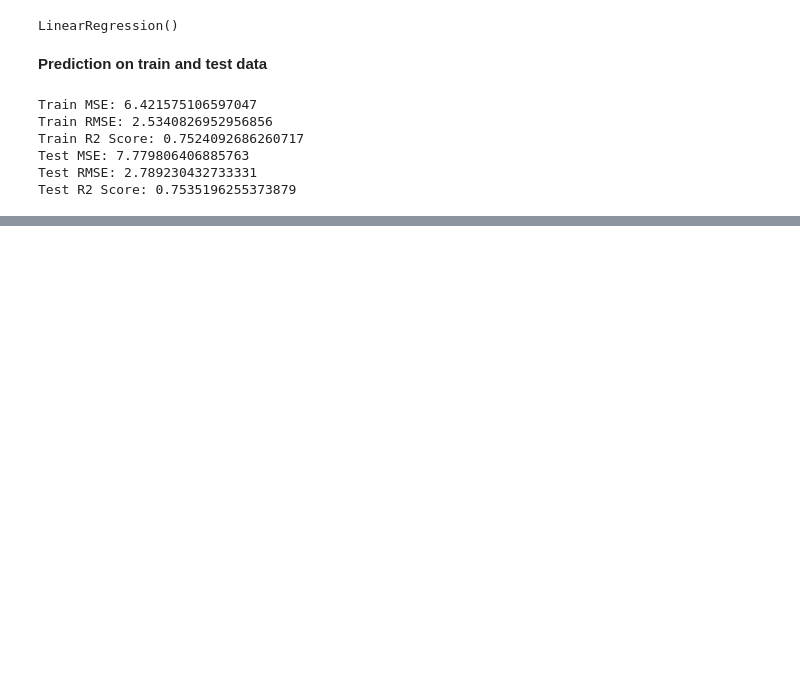
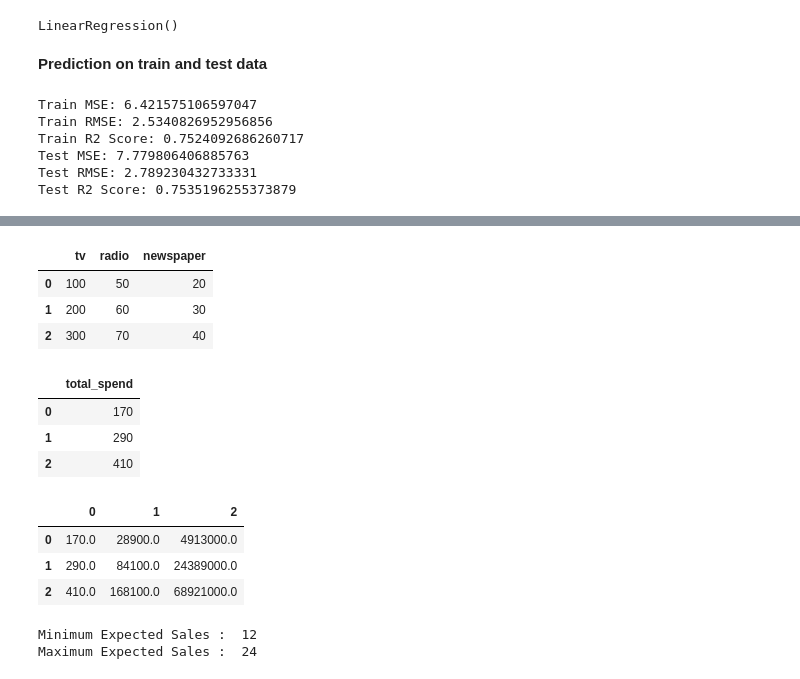
Before and after one commit to NRMT-MAIN/AI-ML-Learning, a Jupyter notebook: 4.ML/1.Simple-Linear-Regression.ipynb, the cells around one changed output, grey strips where cells are left out. Drawn from its saved outputs; the diff is of its cells as text; code cells hidden in the pictures; blank space fills up the shorter version.

```diff
--- a/4.ML/1.Simple-Linear-Regression.ipynb
+++ b/4.ML/1.Simple-Linear-Regression.ipynb
@@ -304,0 +695,9 @@ If we get problem we will move to Non Linear One
+# %%
+# Future Data
+df = pd.DataFrame({"tv": [100, 200, 300], "radio": [50, 60, 70], "newspaper": [20, 30, 40]})
+df
+# %% [output]
+|  | tv | radio | newspaper |
+| 0 | 100 | 50 | 20 |
+| 1 | 200 | 60 | 30 |
+| 2 | 300 | 70 | 40 |
@@ -304,0 +707,8 @@ If we get problem we will move to Non Linear One
+# %%
+df = df.drop(columns=["tv", "radio", "newspaper"])
+df
+# %% [output]
+|  | total_spend |
+| 0 | 170 |
+| 1 | 290 |
+| 2 | 410 |
@@ -304,0 +721,18 @@ If we get problem we will move to Non Linear One
+# %%
+X
+# %% [output]
+|  | 0 | 1 | 2 |
+| 0 | 170.0 | 28900.0 | 4913000.0 |
+| 1 | 290.0 | 84100.0 | 24389000.0 |
+| 2 | 410.0 | 168100.0 | 68921000.0 |
+# %%
+# Predicting future sales using the trained model
+from joblib import load
+given_model = load('linear_regression_model.joblib')
+
+predicted_sales = given_model.predict(df)
+print("Minimum Expected Sales : " , round(predicted_sales.min()))
+print("Maximum Expected Sales : " , round(predicted_sales.max()))
+# %% [output]
+Minimum Expected Sales :  12
+Maximum Expected Sales :  24
```
Also changed, not shown: parts of 24 cells of this notebook.
